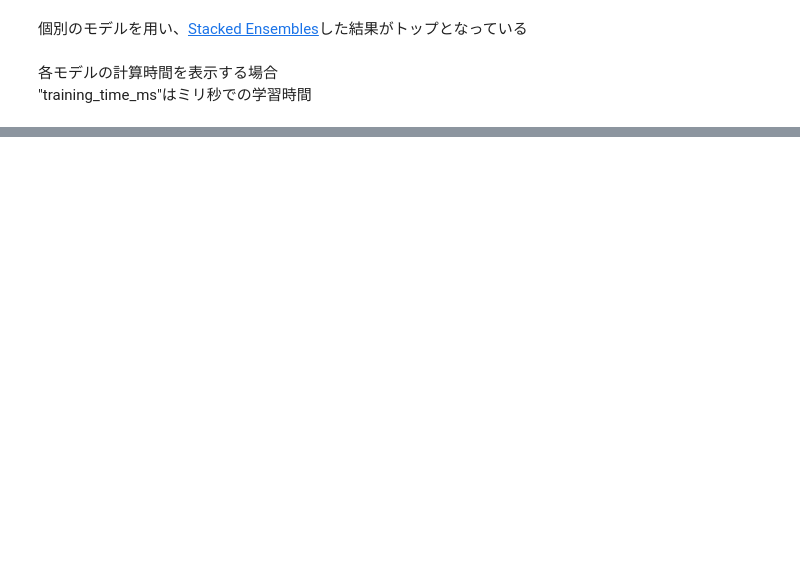
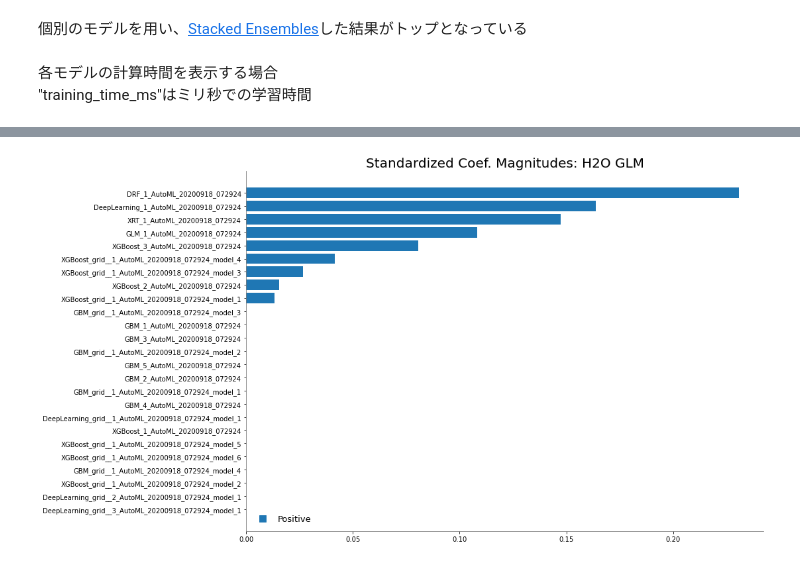
Before and after one commit to yukismd/H2O_3_Tutorial, a Jupyter notebook: python_api/H2O-3 AutoML Tutorial.ipynb, the cells around one changed output, grey strips where cells are left out. Drawn from its saved outputs; the diff is of its cells as text; code cells hidden in the pictures; blank space fills up the shorter version.

```diff
--- a/python_api/H2O-3 AutoML Tutorial.ipynb
+++ b/python_api/H2O-3 AutoML Tutorial.ipynb
@@ -327,0 +245,4 @@ aml.leaderboard
+# %%
+#> ベストモデルのID
+best_model_ids = lb[0,0]
+best_model_ids
@@ -327,0 +251,4 @@ aml.leaderboard
+# %%
+#> ベストモデルの取得と精度の詳細
+se = h2o.get_model(best_model_ids)
+se
@@ -327,0 +426,5 @@ aml.leaderboard
+# %%
+#> 値の大きい順にプロット
+metalearner.std_coef_plot()
+# %% [output]
+[figure, added]
```
Also changed, not shown: parts of 37 cells of this notebook.
